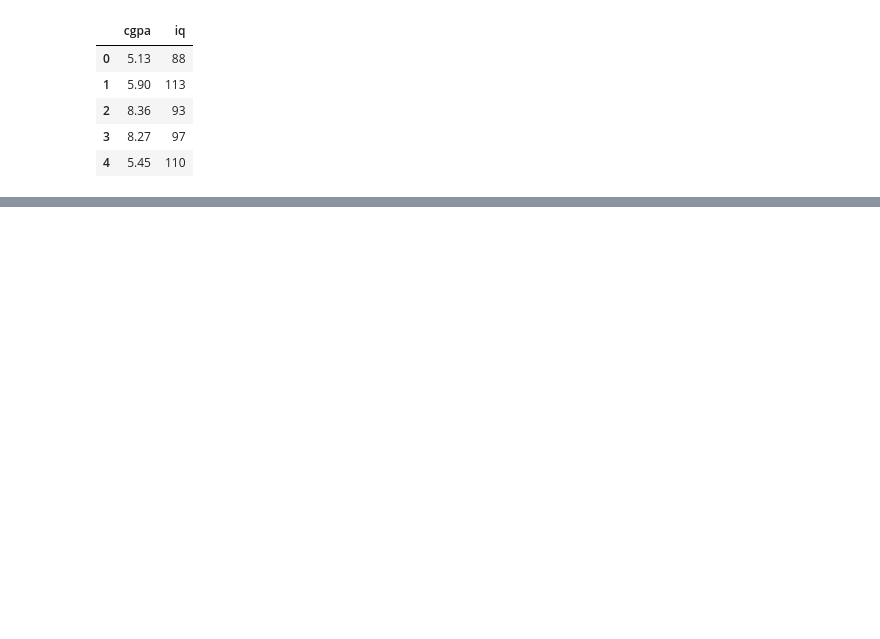
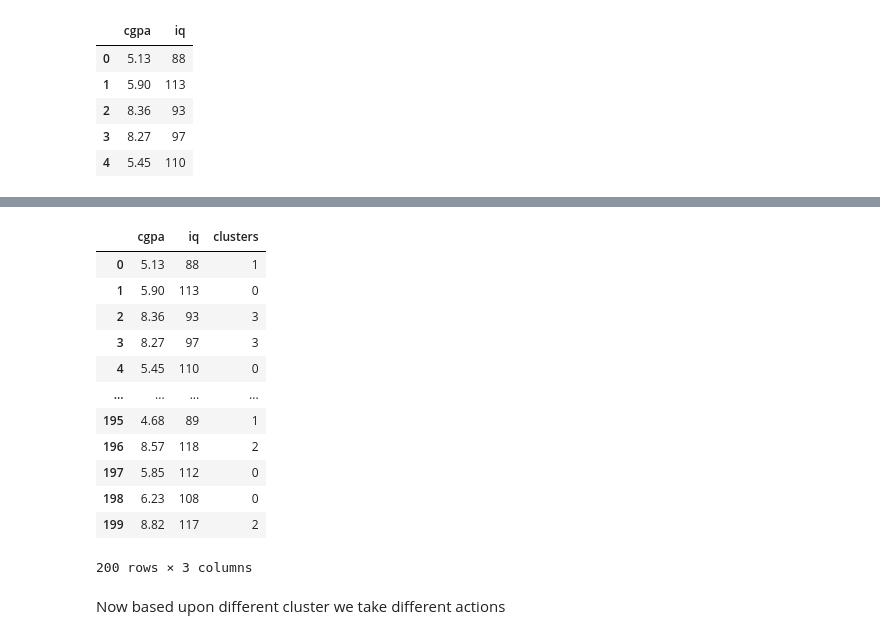
Before and after one commit to salman-shaikh7/K-means-clusering, a Jupyter notebook: studentclustering.ipynb, the cells around one changed output, grey strips where cells are left out. Cells and saved outputs as stored; diff of their text form; code cells hidden in the pictures; blank space fills up the shorter version.

```diff
--- a/studentclustering.ipynb
+++ b/studentclustering.ipynb
@@ -14,0 +21,7 @@ df.head()
+# %%
+wcss=[]
+
+for i in range(1,10):
+    km=KMeans(n_clusters=i)
+    km.fit_predict(df)
+    wcss.append(km.inertia_)
@@ -14,0 +66,3 @@ df.head()
+# %%
+km=KMeans(n_clusters=4)
+clusters=km.fit_predict(df)
@@ -14,0 +82,18 @@ df.head()
+# %%
+df['clusters']=clusters
+# %%
+df
+# %% [output]
+|  | cgpa | iq | clusters |
+| 0 | 5.13 | 88 | 1 |
+| 1 | 5.90 | 113 | 0 |
+| 2 | 8.36 | 93 | 3 |
+| 3 | 8.27 | 97 | 3 |
+| 4 | 5.45 | 110 | 0 |
+| ... | ... | ... | ... |
+| 195 | 4.68 | 89 | 1 |
+| 196 | 8.57 | 118 | 2 |
+| 197 | 5.85 | 112 | 0 |
+| 198 | 6.23 | 108 | 0 |
+| 199 | 8.82 | 117 | 2 |
+200 rows × 3 columns
@@ -14,0 +102,2 @@ df.head()
+# %% [markdown]
+Now based upon different cluster we take different actions
```
Also changed, not shown: parts of 10 cells of this notebook, 1 other file.
